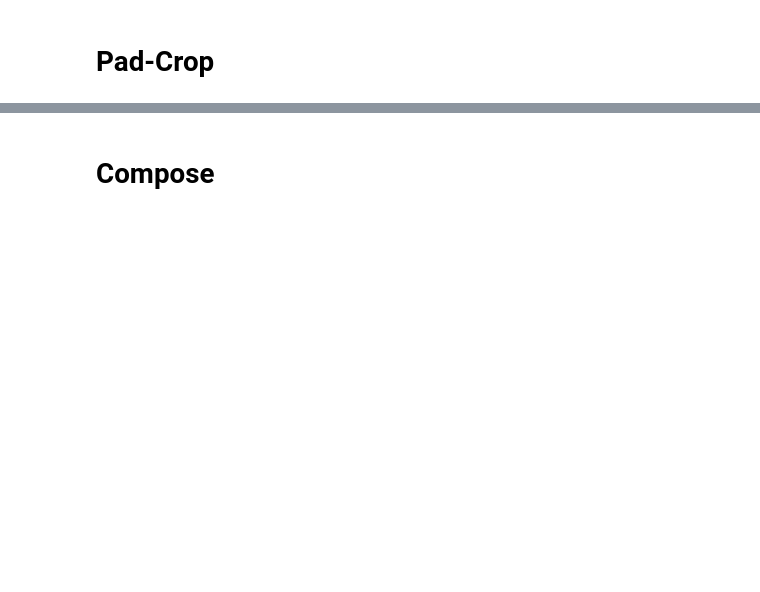
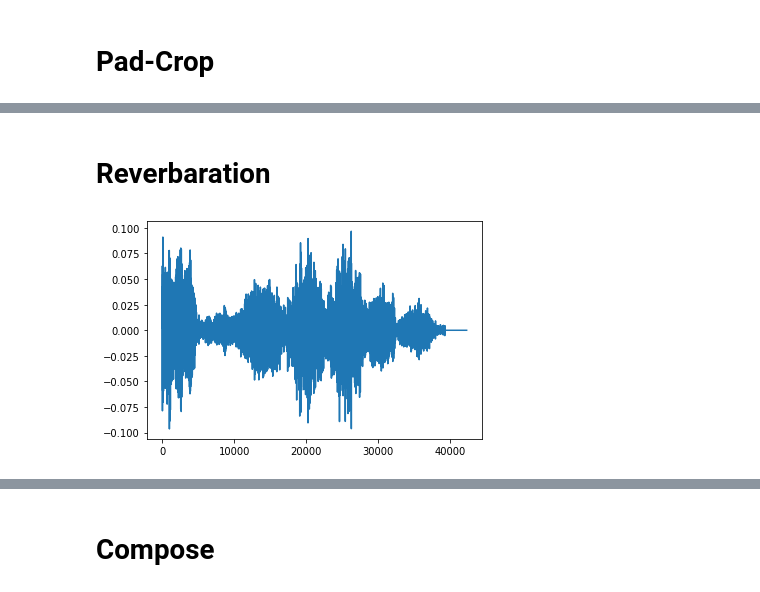
Before and after one commit to shangeth/wavencoder, a Jupyter notebook: examples/notebooks/wavencoder_transform.ipynb, the cells around one changed output, grey strips where cells are left out. Saved outputs shown, nothing was run; the diff lists cells and outputs as text; code cells hidden in the pictures; blank space fills up the shorter version.

```diff
--- a/examples/notebooks/wavencoder_transform.ipynb
+++ b/examples/notebooks/wavencoder_transform.ipynb
@@ -84,3 +84,5 @@ IPython.display.Audio(pad_cropped.reshape(-1), rate=16000)
 # %% [output]
 [figure]
 [interactive output not drawn]
+# %% [markdown]
+# Reverbaration
@@ -86,0 +96,8 @@ IPython.display.Audio(pad_cropped.reshape(-1), rate=16000)
+# %%
+
+plt.plot(reverbed.reshape(-1))
+plt.show()
+
+IPython.display.Audio(reverbed.reshape(-1), rate=16000)
+# %% [output]
+[figure, added]
```
Also changed, not shown: parts of 13 cells of this notebook, 3 other files.
